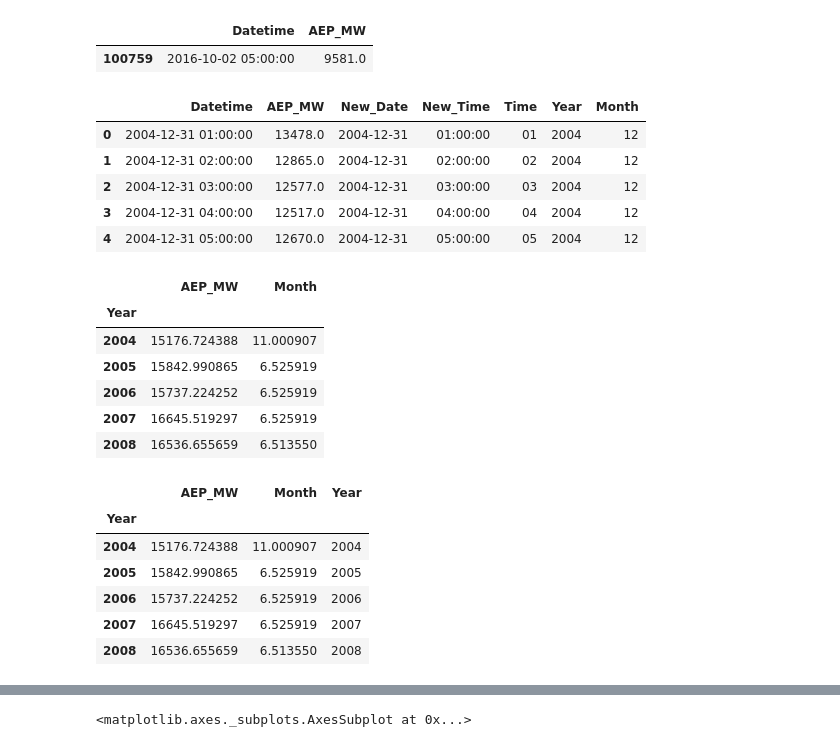
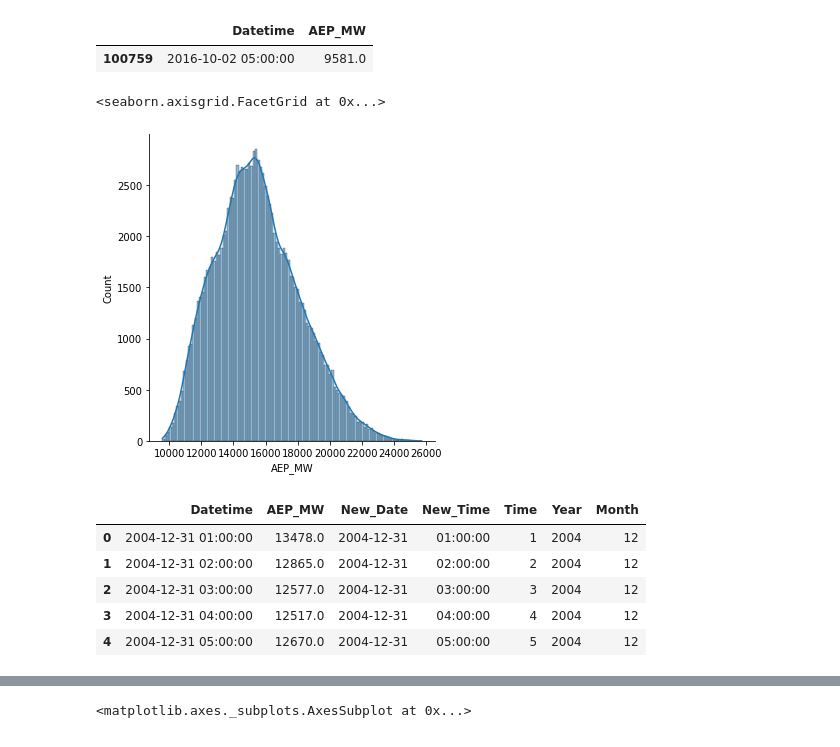
Before and after one commit to rodrimdz/Hourly-Energy-Consumption, a Jupyter notebook: copiaengithub.ipynb, the cells around one changed output, grey strips where cells are left out. Cells and saved outputs as stored; diff of their text form; code cells hidden in the pictures.

```diff
--- a/copiaengithub.ipynb
+++ b/copiaengithub.ipynb
@@ -36,42 +55,25 @@ data[data["AEP_MW"] == data["AEP_MW"].min()]
 # %% [output]
 |  | Datetime | AEP_MW |
 | 100759 | 2016-10-02 05:00:00 | 9581.0 |
+# %%
+sns.displot(data=data, x=data["AEP_MW"], kde=True)
+# %% [output]
+<seaborn.axisgrid.FacetGrid at 0x...>
+[figure, added]
 # %%
 data["New_Date"] = pd.to_datetime(data["Datetime"]).dt.date
 data["New_Time"] = pd.to_datetime(data["Datetime"]).dt.time
 data["Time"]=data["New_Time"].astype("string")
 times=data["Time"].str.split(":",1, expand = True)
 data["Time"]=times[0]
-data["Time"]=data["Time"].to_numpy()
+data["Time"]=pd.to_numeric(data["Time"])
 data["Year"] = pd.DatetimeIndex(data['New_Date']).year
 data["Month"] = pd.DatetimeIndex(data['New_Date']).month
 data.head()
 # %% [output]
 |  | Datetime | AEP_MW | New_Date | New_Time | Time | Year | Month |
-| 0 | 2004-12-31 01:00:00 | 13478.0 | 2004-12-31 | 01:00:00 | 01 | 2004 | 12 |
-| 1 | 2004-12-31 02:00:00 | 12865.0 | 2004-12-31 | 02:00:00 | 02 | 2004 | 12 |
-| 2 | 2004-12-31 03:00:00 | 12577.0 | 2004-12-31 | 03:00:00 | 03 | 2004 | 12 |
-| 3 | 2004-12-31 04:00:00 | 12517.0 | 2004-12-31 | 04:00:00 | 04 | 2004 | 12 |
-| 4 | 2004-12-31 05:00:00 | 12670.0 | 2004-12-31 | 05:00:00 | 05 | 2004 | 12 |
+| 0 | 2004-12-31 01:00:00 | 13478.0 | 2004-12-31 | 01:00:00 | 1 | 2004 | 12 |
+| 1 | 2004-12-31 02:00:00 | 12865.0 | 2004-12-31 | 02:00:00 | 2 | 2004 | 12 |
+| 2 | 2004-12-31 03:00:00 | 12577.0 | 2004-12-31 | 03:00:00 | 3 | 2004 | 12 |
+| 3 | 2004-12-31 04:00:00 | 12517.0 | 2004-12-31 | 04:00:00 | 4 | 2004 | 12 |
+| 4 | 2004-12-31 05:00:00 | 12670.0 | 2004-12-31 | 05:00:00 | 5 | 2004 | 12 |
-# %%
-year=data.groupby(["Year"]).mean()
-year.head()
-# %% [output]
-|  | AEP_MW | Month |
-| Year |  |  |
-| 2004 | 15176.724388 | 11.000907 |
-| 2005 | 15842.990865 | 6.525919 |
-| 2006 | 15737.224252 | 6.525919 |
-| 2007 | 16645.519297 | 6.525919 |
-| 2008 | 16536.655659 | 6.513550 |
-# %%
-year["Year"]=year.index
-year.head()
-# %% [output]
-|  | AEP_MW | Month | Year |
-| Year |  |  |  |
-| 2004 | 15176.724388 | 11.000907 | 2004 |
-| 2005 | 15842.990865 | 6.525919 | 2005 |
-| 2006 | 15737.224252 | 6.525919 | 2006 |
-| 2007 | 16645.519297 | 6.525919 | 2007 |
-| 2008 | 16536.655659 | 6.513550 | 2008 |
```
Also changed, not shown: parts of 30 cells of this notebook.
